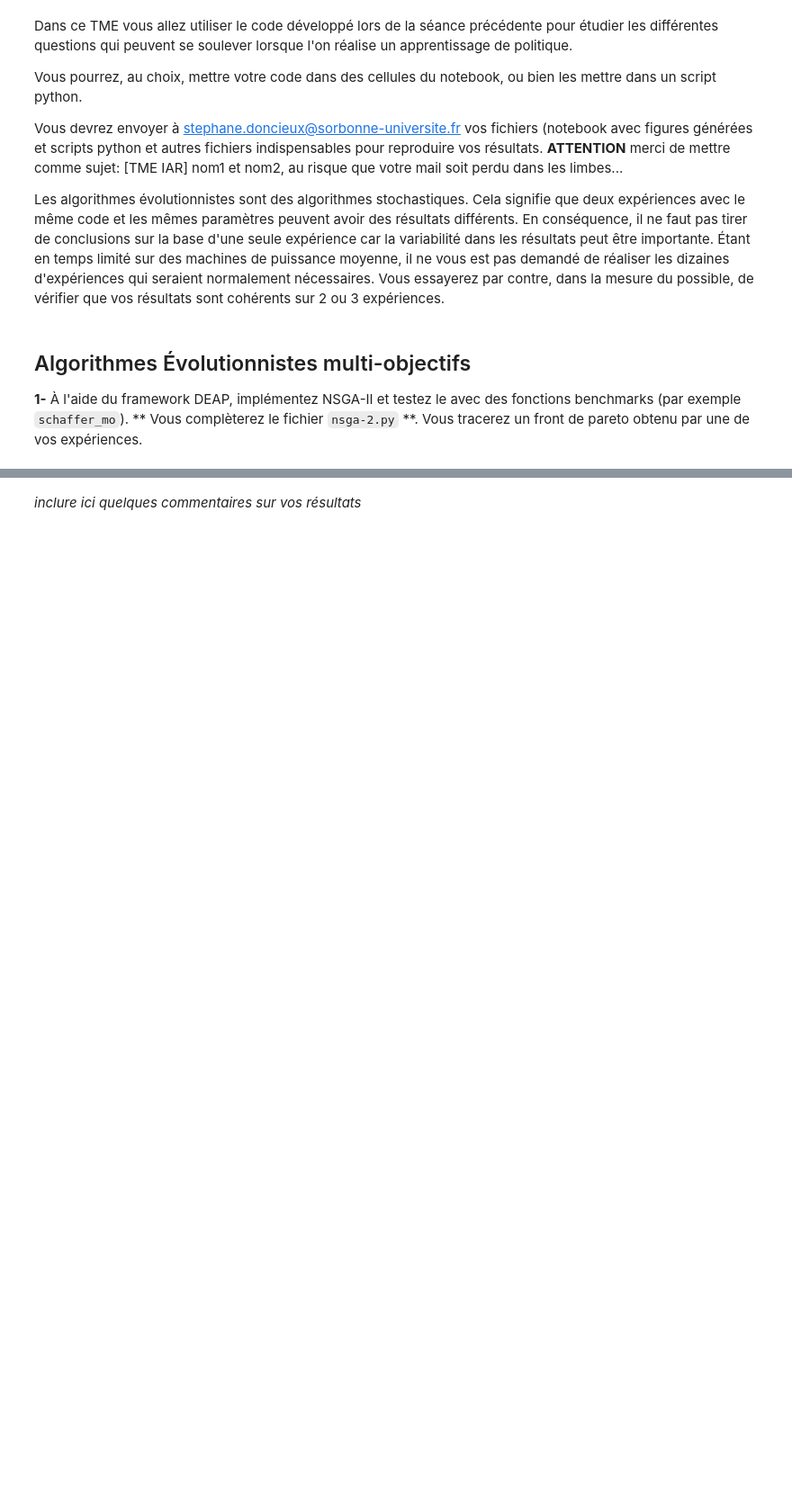
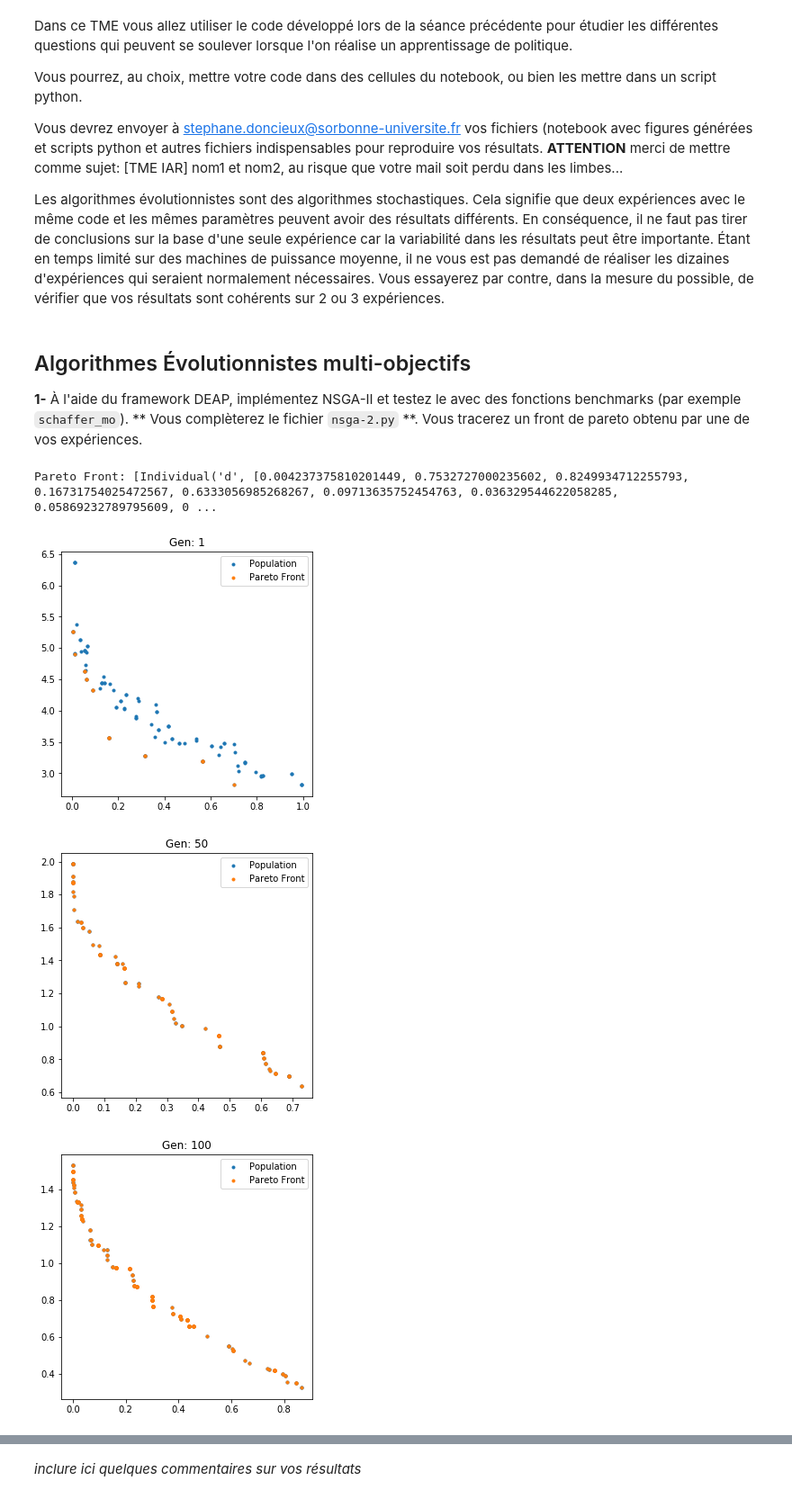
Before and after one commit to rogerlucena/iar, a Jupyter notebook: TDs/7/src/TME-IAR-RE.ipynb, the cells around one changed output, grey strips where cells are left out. Shown at 90% size. Cells and saved outputs as stored; diff of their text form; code cells hidden in the pictures; blank space fills up the shorter version.

```diff
--- a/TDs/7/src/TME-IAR-RE.ipynb
+++ b/TDs/7/src/TME-IAR-RE.ipynb
@@ -29,3 +29,15 @@ import matplotlib.pyplot as plt
 **1-** À l'aide du framework DEAP, implémentez NSGA-II et testez le avec des fonctions benchmarks (par exemple `schaffer_mo`). ** Vous complèterez le fichier `nsga-2.py` **. Vous tracerez un front de pareto obtenu par une de vos expériences.
 # %%
 # complétez pour inclure le code (que vous pouvez aussi mettre dans un fichier python) et, surtout, les résultats obtenus
+# complétez pour inclure le code (que vous pouvez aussi mettre dans un fichier python) et, surtout, les résultats obtenus
+
+import nsga2
+importlib.reload(nsga2)
+
+### Mettre ici l'appel à votre fonction ###
+nsga2.launch_nsga2(display=True);
+# %% [output]
+Pareto Front: [Individual('d', [0.004237375810201449, 0.7532727000235602, 0.8249934712255793, 0.16731754025472567, 0.6333056985268267, 0.09713635752454763, 0.036329544622058285, 0.05869232789795609, 0 ...
+[figure, added]
+[figure, added]
+[figure, added]
```
Also changed, not shown: parts of 1 cell of this notebook, 3 other files.
